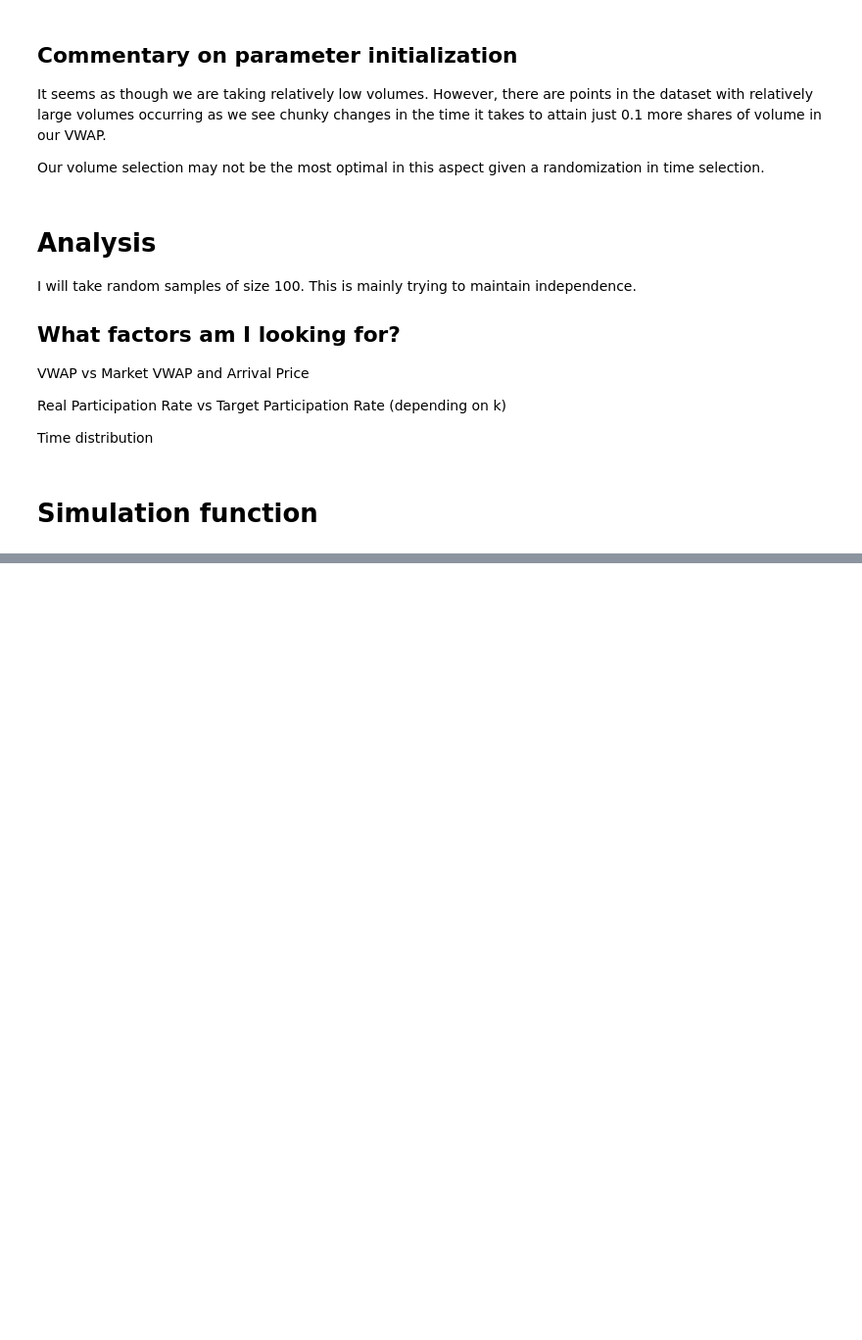
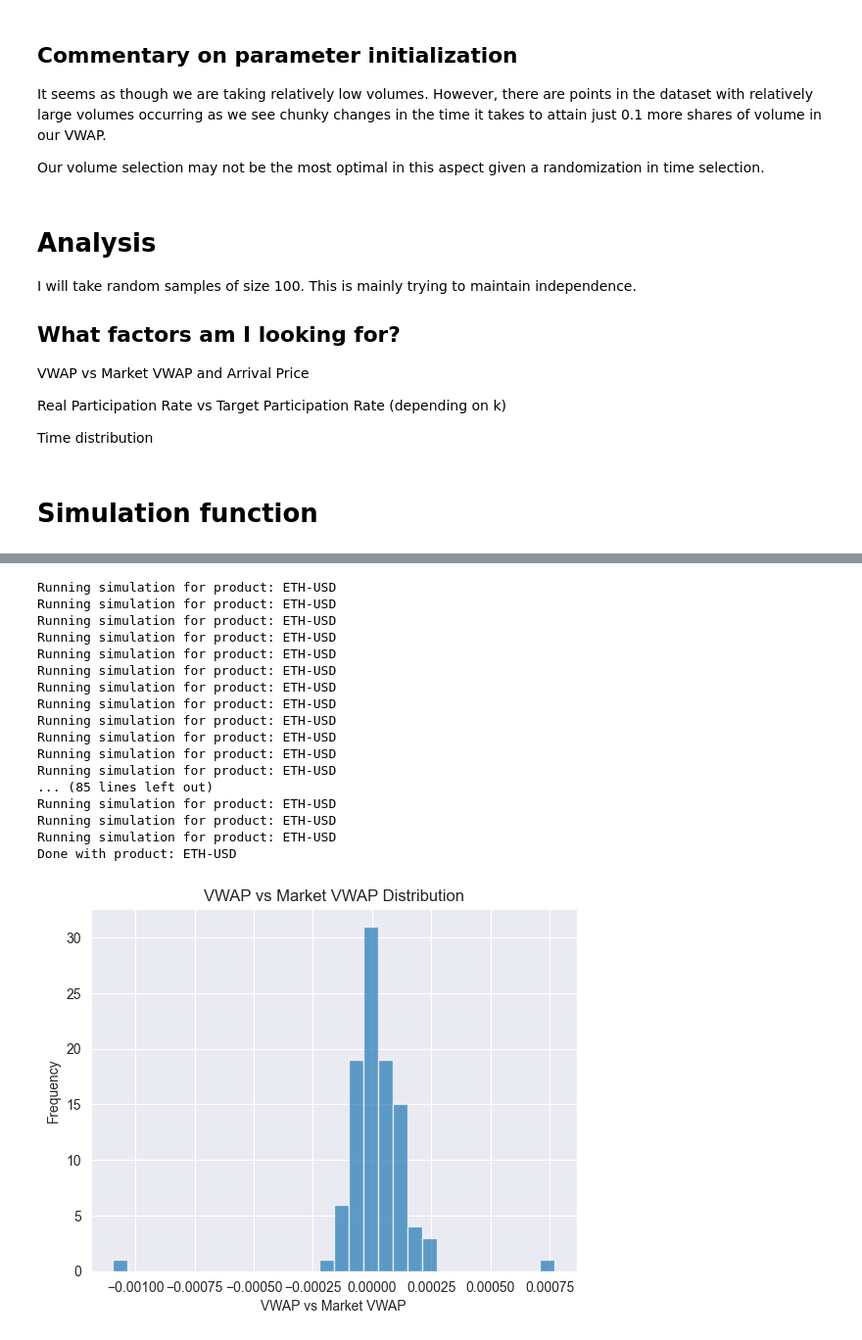
Before and after one commit to vinnyyx/QTS-2025, a Jupyter notebook: acc_algos/QTS_HW4.ipynb, the cells around one changed output, grey strips where cells are left out. Shown at 98% size. Drawn from its saved outputs; the diff is of its cells as text; code cells hidden in the pictures; blank space fills up the shorter version.

```diff
--- a/acc_algos/QTS_HW4.ipynb
+++ b/acc_algos/QTS_HW4.ipynb
@@ -723,0 +746,23 @@ plot_histograms(results)
+# %%
+results =run_simulation_for_product((dict22, 'ETH-USD', 100))
+# Plot histograms
+plot_histograms(results)
+# %% [output]
+Running simulation for product: ETH-USD
+Running simulation for product: ETH-USD
+Running simulation for product: ETH-USD
+Running simulation for product: ETH-USD
+Running simulation for product: ETH-USD
+Running simulation for product: ETH-USD
+Running simulation for product: ETH-USD
+Running simulation for product: ETH-USD
+Running simulation for product: ETH-USD
+Running simulation for product: ETH-USD
+Running simulation for product: ETH-USD
+Running simulation for product: ETH-USD
+... (85 lines left out)
+Running simulation for product: ETH-USD
+Running simulation for product: ETH-USD
+Running simulation for product: ETH-USD
+Done with product: ETH-USD
+[figure, added]
```
Also changed, not shown: parts of 32 cells of this notebook, 1 other file.
